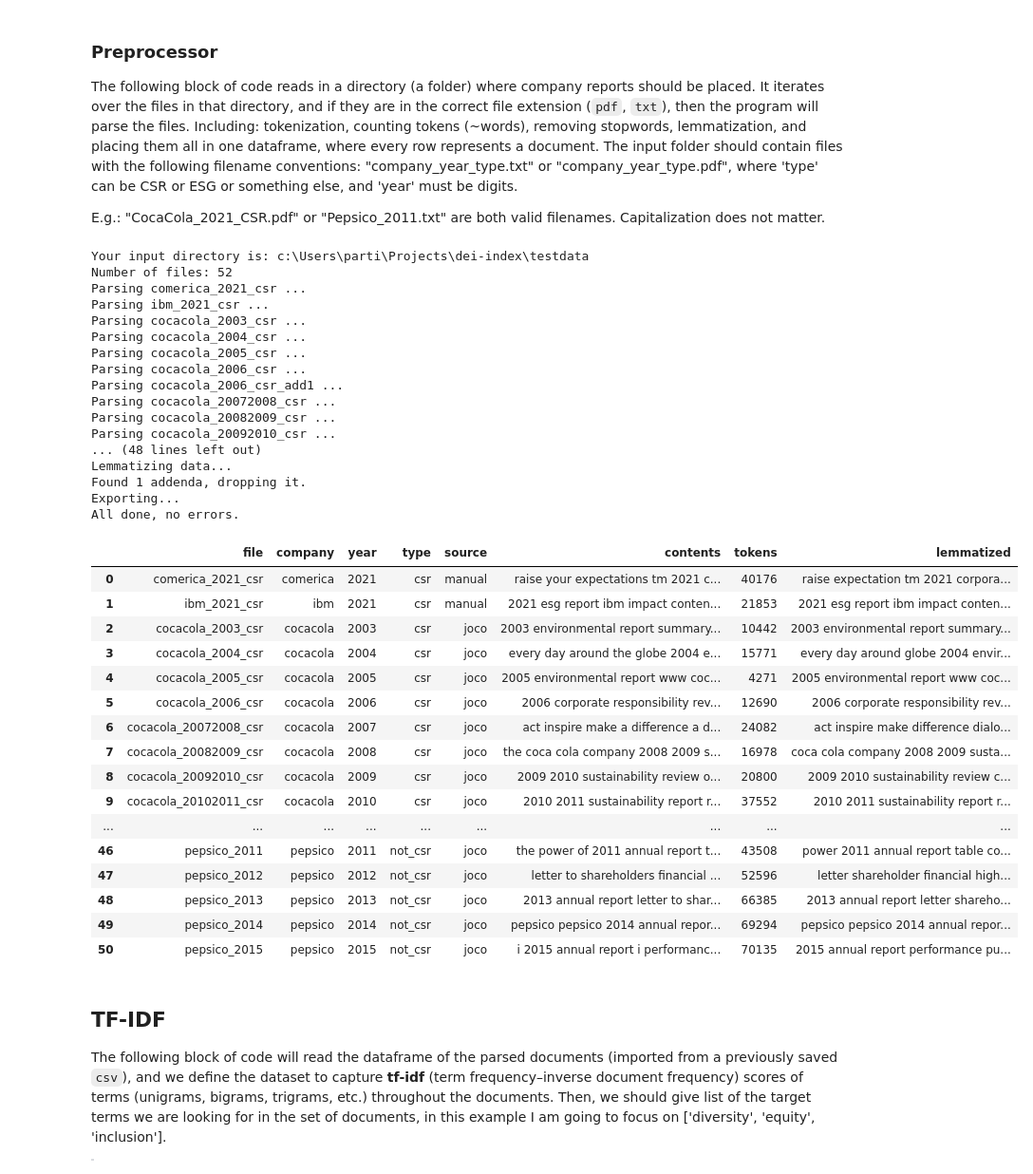
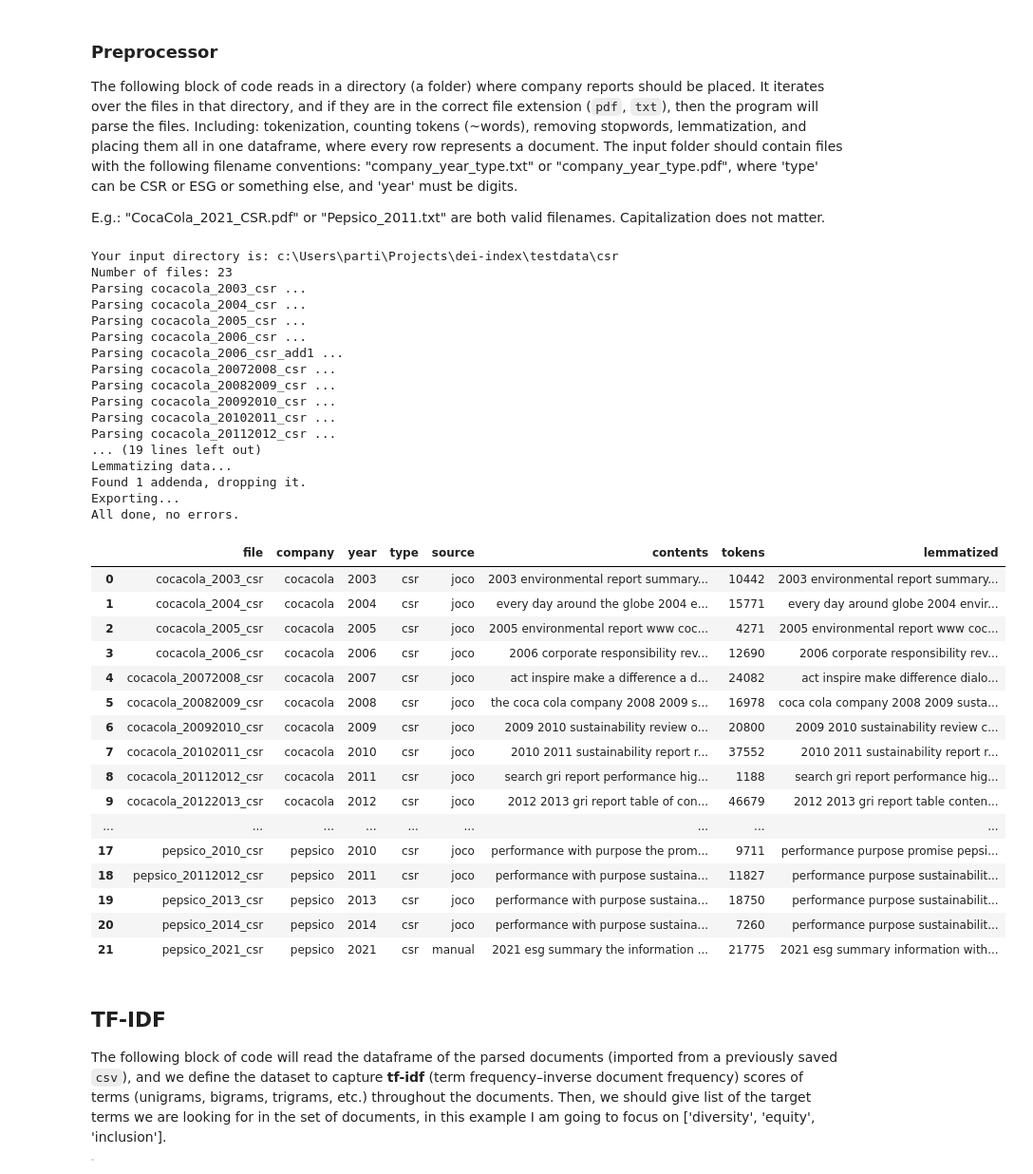
Before and after one commit to partigabor/dei-index, a Jupyter notebook: workspace.ipynb, the cells around one changed output. Shown at 95% size. Cells and saved outputs as stored; diff of their text form; code cells hidden in the pictures.

```diff
--- a/workspace.ipynb
+++ b/workspace.ipynb
@@ -241,7 +241,7 @@ The following block of code reads in a directory (a folder) where company report
 E.g.: "CocaCola_2021_CSR.pdf" or "Pepsico_2011.txt" are both valid filenames. Capitalization does not matter.
 # %%
 # assign relative directory
-directory = os.path.join(sys.path[0], "testdata") ### INPUT FOLDER HERE ### "testdata\\csr"
+directory = os.path.join(sys.path[0], "testdata\\csr") ### INPUT FOLDER HERE ### "testdata\\csr"
 print("Your input directory is:", directory)
 
 # list files in directory
@@ -309,54 +309,54 @@ df['lemmatized'] = df['without_stopwords'].copy().apply(lambda x: ' '.join([lemm
 # # drop unnecessary rows
 df = df.drop(columns=['tokenized','without_stopwords'])
 
 # drop addenda reports (optional)
 no_of_addenda = len(df[df['file'].str.contains("add")])
 print("Found", no_of_addenda, "addenda, dropping it.")
 df = df[df['file'].str.contains("add") == False]
 df.reset_index(inplace=True, drop=True)
 
 # export
 print("Exporting...")
 df.to_csv("parsed_documents.csv")
 
 # done
 print("All done, no errors.")
 df
 # %% [output]
-Your input directory is: c:\Users\parti\Projects\dei-index\testdata
-Number of files: 52
-Parsing comerica_2021_csr ...
-Parsing ibm_2021_csr ...
+Your input directory is: c:\Users\parti\Projects\dei-index\testdata\csr
+Number of files: 23
 Parsing cocacola_2003_csr ...
 Parsing cocacola_2004_csr ...
 Parsing cocacola_2005_csr ...
 Parsing cocacola_2006_csr ...
 Parsing cocacola_2006_csr_add1 ...
 Parsing cocacola_20072008_csr ...
 Parsing cocacola_20082009_csr ...
 Parsing cocacola_20092010_csr ...
-... (48 lines left out)
+Parsing cocacola_20102011_csr ...
+Parsing cocacola_20112012_csr ...
+... (19 lines left out)
 Lemmatizing data...
 Found 1 addenda, dropping it.
 Exporting...
 All done, no errors.
 |  | file | company | year | type | source | contents | tokens | lemmatized |
-| 0 | comerica_2021_csr | comerica | 2021 | csr | manual | raise your expectations tm 2021 c... | 40176 | raise expectation tm 2021 corpora... |
-| 1 | ibm_2021_csr | ibm | 2021 | csr | manual | 2021 esg report ibm impact conten... | 21853 | 2021 esg report ibm impact conten... |
-| 2 | cocacola_2003_csr | cocacola | 2003 | csr | joco | 2003 environmental report summary... | 10442 | 2003 environmental report summary... |
-| 3 | cocacola_2004_csr | cocacola | 2004 | csr | joco | every day around the globe 2004 e... | 15771 | every day around globe 2004 envir... |
-| 4 | cocacola_2005_csr | cocacola | 2005 | csr | joco | 2005 environmental report www coc... | 4271 | 2005 environmental report www coc... |
-| 5 | cocacola_2006_csr | cocacola | 2006 | csr | joco | 2006 corporate responsibility rev... | 12690 | 2006 corporate responsibility rev... |
-| 6 | cocacola_20072008_csr | cocacola | 2007 | csr | joco | act inspire make a difference a d... | 24082 | act inspire make difference dialo... |
-| 7 | cocacola_20082009_csr | cocacola | 2008 | csr | joco | the coca cola company 2008 2009 s... | 16978 | coca cola company 2008 2009 susta... |
-| 8 | cocacola_20092010_csr | cocacola | 2009 | csr | joco | 2009 2010 sustainability review o... | 20800 | 2009 2010 sustainability review c... |
-| 9 | cocacola_20102011_csr | cocacola | 2010 | csr | joco | 2010 2011 sustainability report r... | 37552 | 2010 2011 sustainability report r... |
+| 0 | cocacola_2003_csr | cocacola | 2003 | csr | joco | 2003 environmental report summary... | 10442 | 2003 environmental report summary... |
+| 1 | cocacola_2004_csr | cocacola | 2004 | csr | joco | every day around the globe 2004 e... | 15771 | every day around globe 2004 envir... |
+| 2 | cocacola_2005_csr | cocacola | 2005 | csr | joco | 2005 environmental report www coc... | 4271 | 2005 environmental report www coc... |
+| 3 | cocacola_2006_csr | cocacola | 2006 | csr | joco | 2006 corporate responsibility rev... | 12690 | 2006 corporate responsibility rev... |
+| 4 | cocacola_20072008_csr | cocacola | 2007 | csr | joco | act inspire make a difference a d... | 24082 | act inspire make difference dialo... |
+| 5 | cocacola_20082009_csr | cocacola | 2008 | csr | joco | the coca cola company 2008 2009 s... | 16978 | coca cola company 2008 2009 susta... |
+| 6 | cocacola_20092010_csr | cocacola | 2009 | csr | joco | 2009 2010 sustainability review o... | 20800 | 2009 2010 sustainability review c... |
+| 7 | cocacola_20102011_csr | cocacola | 2010 | csr | joco | 2010 2011 sustainability report r... | 37552 | 2010 2011 sustainability report r... |
+| 8 | cocacola_20112012_csr | cocacola | 2011 | csr | joco | search gri report performance hig... | 1188 | search gri report performance hig... |
+| 9 | cocacola_20122013_csr | cocacola | 2012 | csr | joco | 2012 2013 gri report table of con... | 46679 | 2012 2013 gri report table conten... |
 | ... | ... | ... | ... | ... | ... | ... | ... | ... |
-| 46 | pepsico_2011 | pepsico | 2011 | not_csr | joco | the power of 2011 annual report t... | 43508 | power 2011 annual report table co... |
-| 47 | pepsico_2012 | pepsico | 2012 | not_csr | joco | letter to shareholders financial ... | 52596 | letter shareholder financial high... |
-| 48 | pepsico_2013 | pepsico | 2013 | not_csr | joco | 2013 annual report letter to shar... | 66385 | 2013 annual report letter shareho... |
-| 49 | pepsico_2014 | pepsico | 2014 | not_csr | joco | pepsico pepsico 2014 annual repor... | 69294 | pepsico pepsico 2014 annual repor... |
-| 50 | pepsico_2015 | pepsico | 2015 | not_csr | joco | i 2015 annual report i performanc... | 70135 | 2015 annual report performance pu... |
+| 17 | pepsico_2010_csr | pepsico | 2010 | csr | joco | performance with purpose the prom... | 9711 | performance purpose promise pepsi... |
+| 18 | pepsico_20112012_csr | pepsico | 2011 | csr | joco | performance with purpose sustaina... | 11827 | performance purpose sustainabilit... |
+| 19 | pepsico_2013_csr | pepsico | 2013 | csr | joco | performance with purpose sustaina... | 18750 | performance purpose sustainabilit... |
+| 20 | pepsico_2014_csr | pepsico | 2014 | csr | joco | performance with purpose sustaina... | 7260 | performance purpose sustainabilit... |
+| 21 | pepsico_2021_csr | pepsico | 2021 | csr | manual | 2021 esg summary the information ... | 21775 | 2021 esg summary information with... |
 # %% [markdown]
 ## TF-IDF
 
```
Also changed, not shown: parts of 1 cell of this notebook, 3 other files.
